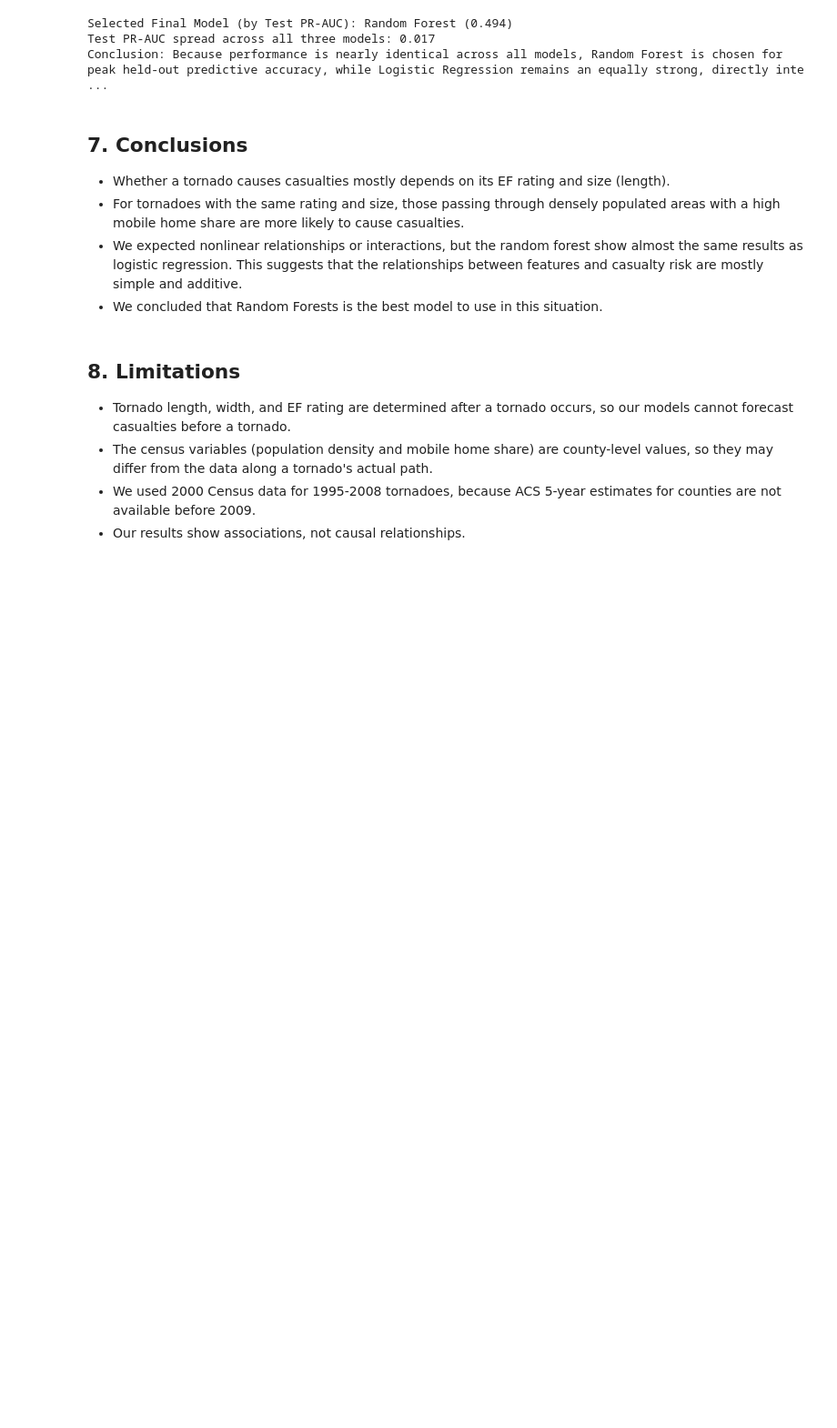
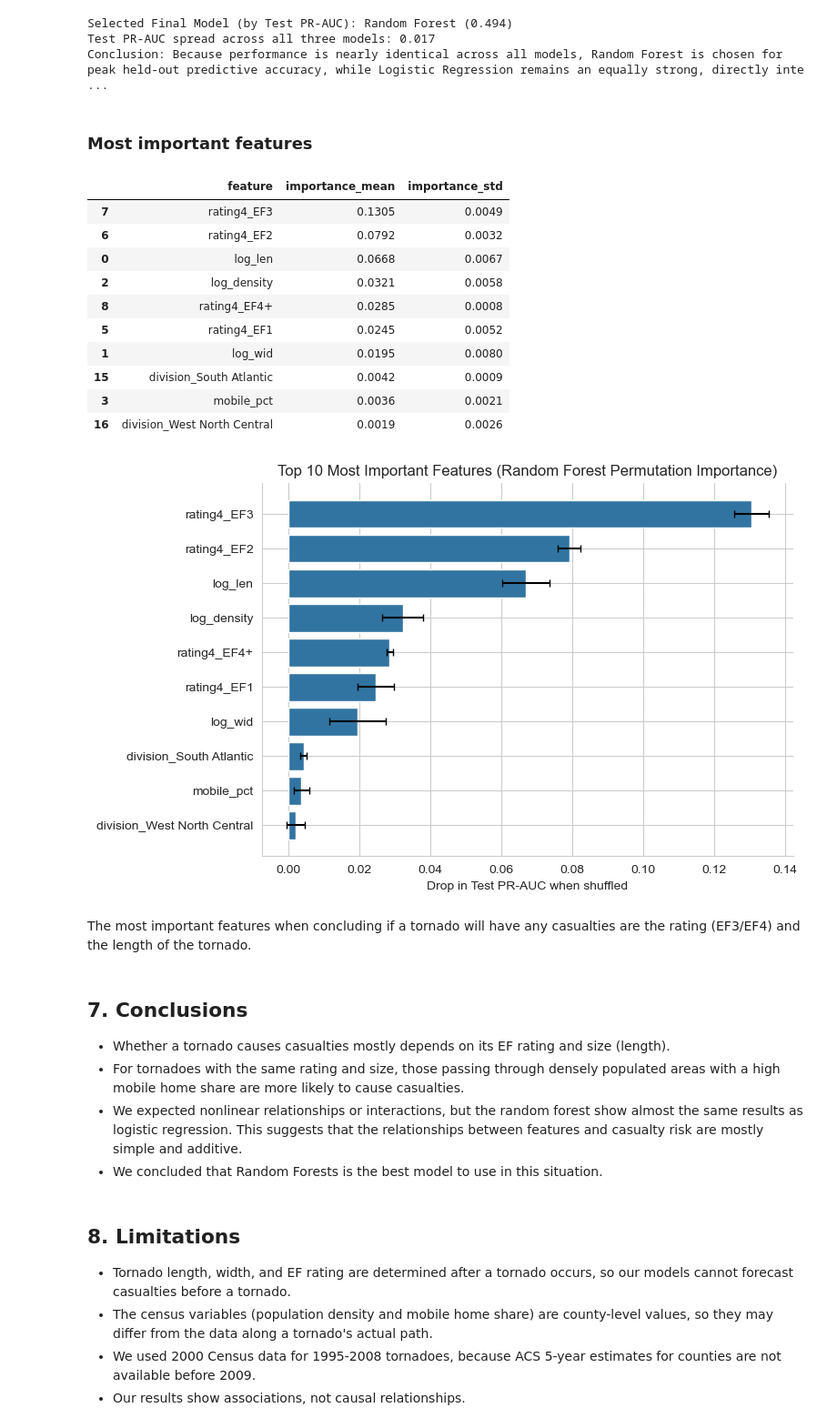
Before and after one commit to hbingley/DangerousTornadoes, a Jupyter notebook: FinalProject.ipynb, the cells around one changed output. Shown at 91% size. Cells and saved outputs as stored; diff of their text form; code cells hidden in the pictures; blank space fills up the shorter version.

```diff
--- a/FinalProject.ipynb
+++ b/FinalProject.ipynb
@@ -1534,6 +1534,55 @@ print(
 Selected Final Model (by Test PR-AUC): Random Forest (0.494)
 Test PR-AUC spread across all three models: 0.017
 Conclusion: Because performance is nearly identical across all models, Random Forest is chosen for peak held-out predictive accuracy, while Logistic Regression remains an equally strong, directly inte ...
+# %% [markdown]
+### Most important features
+# %%
+best_rf = rf_search.best_estimator_
+
+perm = permutation_importance(
+    best_rf,
+    X_test,
+    y_test,
+    scoring="average_precision",
+    n_repeats=15,
+    random_state=SEED,
+    n_jobs=-1
+)
+
+feat_imp = pd.DataFrame({
+    "feature": X_test.columns,
+    "importance_mean": perm.importances_mean,
+    "importance_std": perm.importances_std
+}).sort_values("importance_mean", ascending=False)
+
+display(feat_imp.head(10).round(4))
+
+
+top10 = feat_imp.head(10).iloc[::-1]
+fig, ax = plt.subplots(figsize=(8, 5))
+ax.barh(top10["feature"], top10["importance_mean"], xerr=top10["importance_std"], color="#3274A1", capsize=3)
+ax.set(
+    xlabel="Drop in Test PR-AUC when shuffled",
+    title="Top 10 Most Important Features (Random Forest Permutation Importance)"
+)
+ax.spines[["top", "right"]].set_visible(False)
+plt.tight_layout()
+plt.show()
+# %% [output]
+|  | feature | importance_mean | importance_std |
+| 7 | rating4_EF3 | 0.1305 | 0.0049 |
+| 6 | rating4_EF2 | 0.0792 | 0.0032 |
+| 0 | log_len | 0.0668 | 0.0067 |
+| 2 | log_density | 0.0321 | 0.0058 |
+| 8 | rating4_EF4+ | 0.0285 | 0.0008 |
+| 5 | rating4_EF1 | 0.0245 | 0.0052 |
+| 1 | log_wid | 0.0195 | 0.0080 |
+| 15 | division_South Atlantic | 0.0042 | 0.0009 |
+| 3 | mobile_pct | 0.0036 | 0.0021 |
+| 16 | division_West North Central | 0.0019 | 0.0026 |
+[figure, added]
+# %% [markdown]
+The most important features when concluding if a tornado will have any casualties are the rating (EF3/EF4) and the length of the tornado.
 # %% [markdown]
 ## 7. Conclusions
 * Whether a tornado causes casualties mostly depends on its EF rating and size (length).
```
